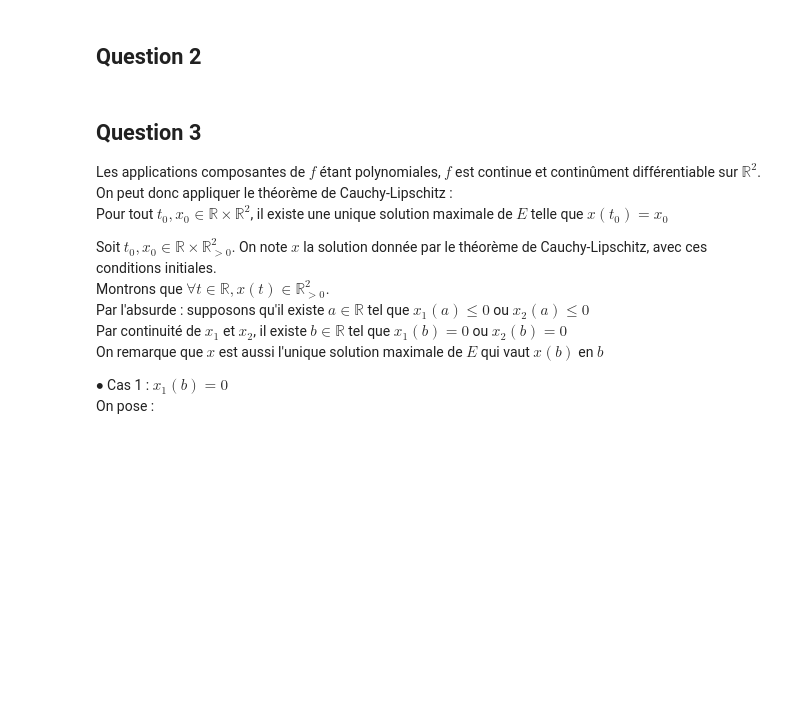
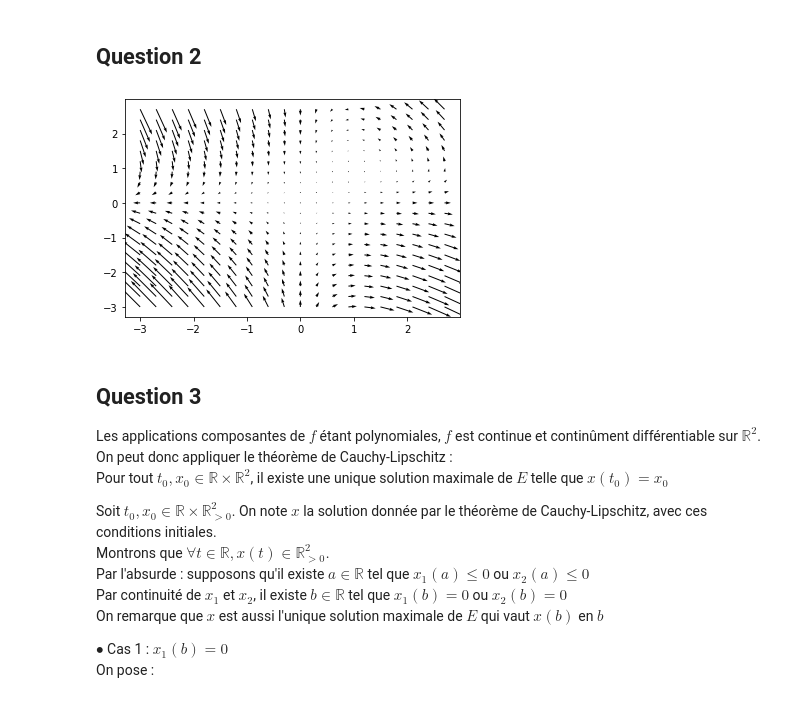
Before and after one commit to Loris0/projetnumerique2, a Jupyter notebook: Projet_num_2.ipynb, the cells around one changed output. Saved outputs shown, nothing was run; the diff lists cells and outputs as text; code cells hidden in the pictures; blank space fills up the shorter version.

```diff
--- a/Projet_num_2.ipynb
+++ b/Projet_num_2.ipynb
@@ -30,6 +30,26 @@ Les points d'équilibre sont les éléments $x \in \mathbb{R}^2$ tels que $f(x)
 On en trouve deux : $(0,0)$ et $\bar{x} = (\frac{\gamma}{\delta},\frac{\alpha}{\beta})$
 # %% [markdown]
 ## Question 2
+# %%
+import numpy as np
+import matplotlib.pyplot as plt
+
+fig,ax=plt.subplots()
+x1min    = -3.
+x1max    = 3.
+dx1      = 0.3
+x1       = np.arange(x1min,x1max,dx1)
+x2min    = -3.
+x2max    = 3.
+dx2      = 0.3
+x2=np.arange(x2min,x2max,dx2)
+XX1,XX2  = np.meshgrid(x1, x2)
+U        = XX1*(1-XX2)
+V        = -XX2*(1-XX1)
+q=ax.quiver(XX1,XX2,U,V)
+plt.show()
+# %% [output]
+[figure, added]
 # %% [markdown]
 ## Question 3
 
```
